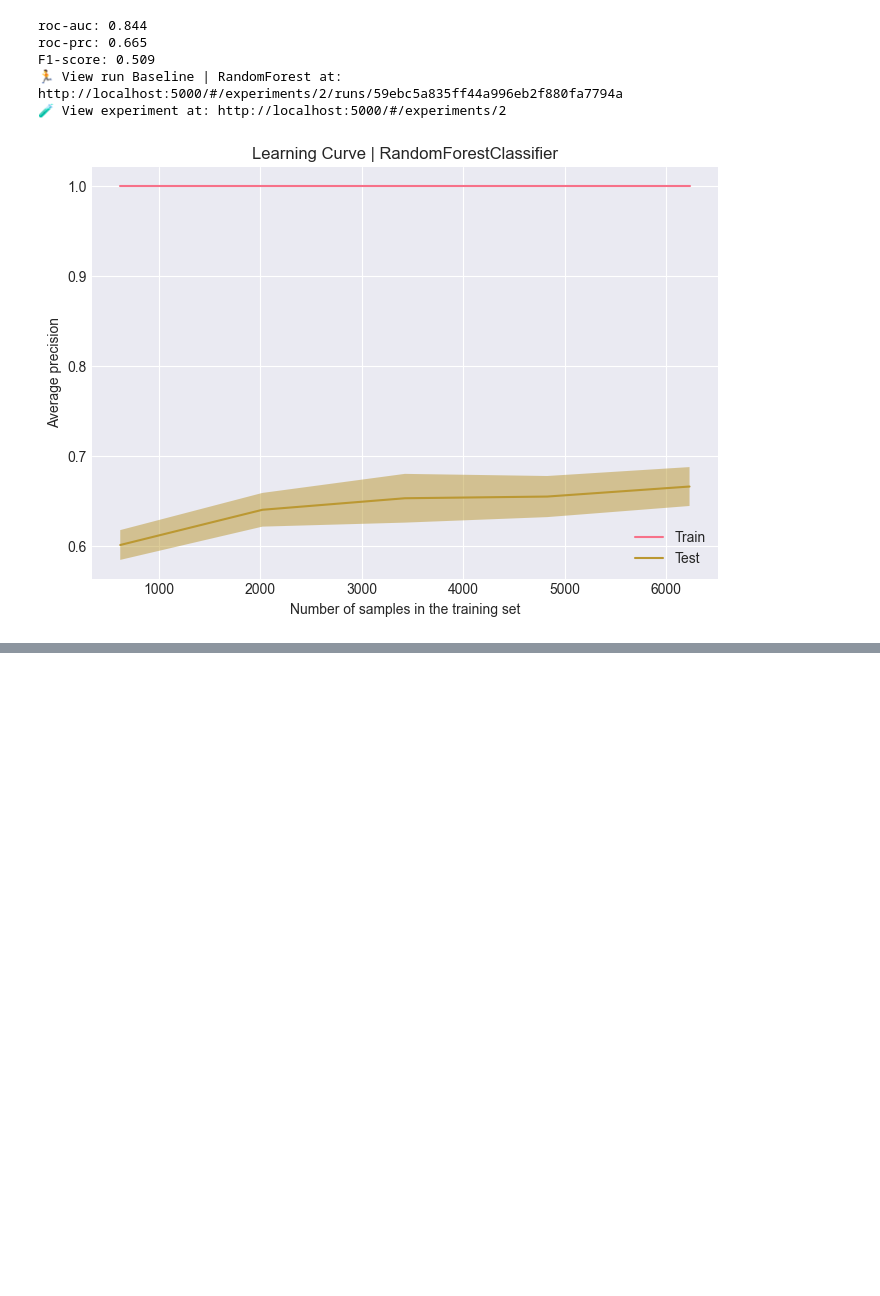
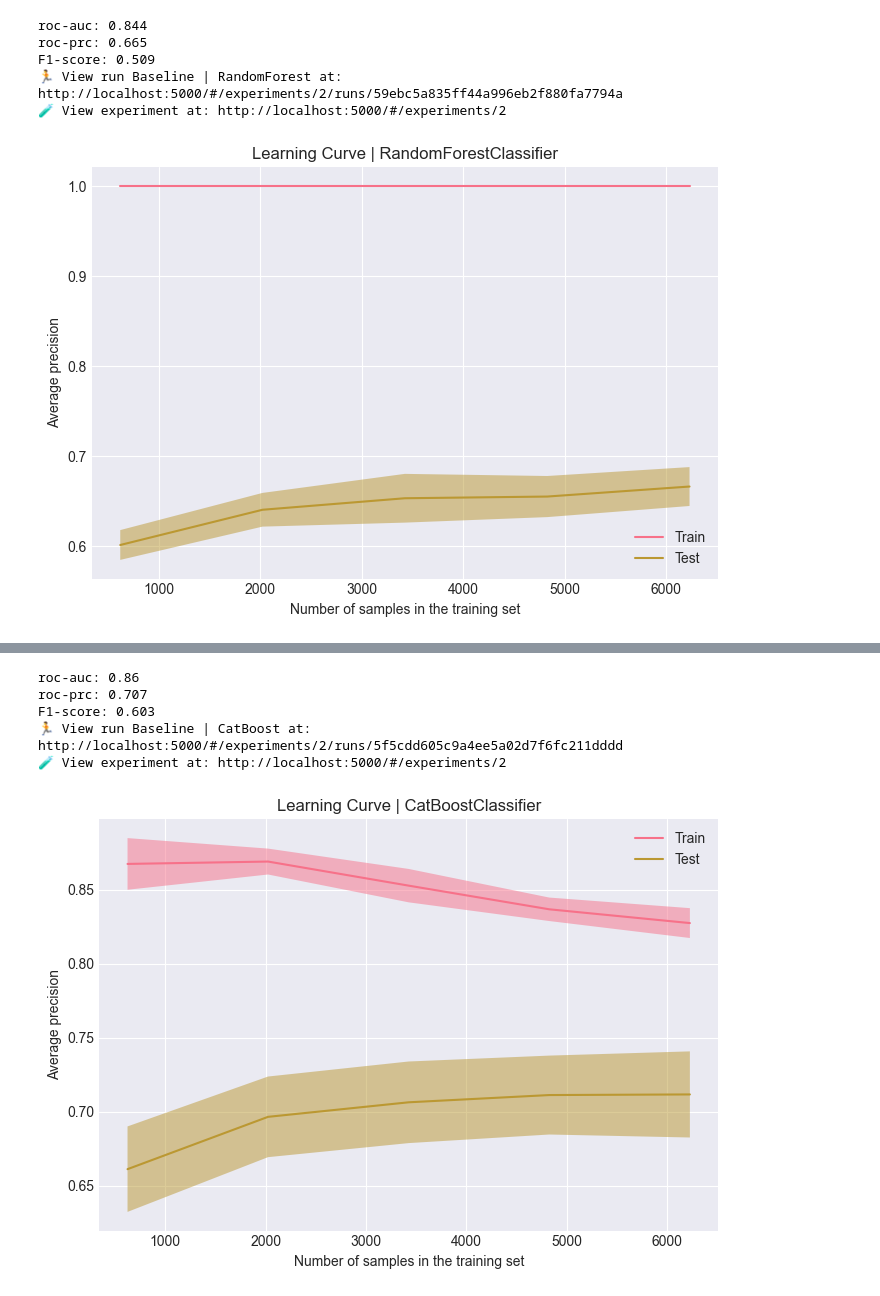
Before and after one commit to curiuwu/Machine-Learning-projects, a Jupyter notebook: customer_churn_prediction/customer_churn_prediction.ipynb, the cells around one changed output, grey strips where cells are left out. Cells and saved outputs as stored; diff of their text form; code cells hidden in the pictures; blank space fills up the shorter version.

```diff
--- a/customer_churn_prediction/customer_churn_prediction.ipynb
+++ b/customer_churn_prediction/customer_churn_prediction.ipynb
@@ -477,0 +623,71 @@ F1-score: 0.509
+# %%
+with mlflow.start_run(run_name="Baseline | CatBoost"):
+
+    cat_preprocessor = ColumnTransformer([
+        ('num', SimpleImputer(strategy='median'), num_cols),
+        ('cat', SimpleImputer(strategy='most_frequent'), cat_cols)
+    ], remainder='passthrough')
+
+
+    cat_feature_indices = list(range(len(num_cols), len(num_cols) + len(cat_cols)))
+
+    cat_pipe = Pipeline([
+        ('preprocessor', cat_preprocessor),
+        ('cat_boost', CatBoostClassifier(
+            cat_features=cat_feature_indices,
+            random_state=RANDOM_STATE,
+            verbose=0
+        ))
+    ])
+
+    l_start = time.time()
+    cat_pipe.fit(X_train, y_train)
+    l_end = time.time()
+
+    p_start = time.time()
+    y_pred = cat_pipe.predict(X_test)
+    y_pred_proba = cat_pipe.predict_proba(X_test)[:, 1]
+    p_end = time.time()
+
+    roc_auc = round(roc_auc_score(y_test, y_pred_proba),3)
+    roc_prc = round(average_precision_score(y_test, y_pred_proba), 3)
+    f1 = round(f1_score(y_test, y_pred),3)
+
+    fig, ax = plt.subplots(figsize=(7, 5))
+    LearningCurveDisplay.from_estimator(
+        estimator=cat_pipe,
+        X=X_train,
+        y=y_train,
+        cv=cv,
+        scoring='average_precision',
+        n_jobs=-1,
+        ax=ax
+    )
+
+    ax.set_title('Learning Curve | CatBoostClassifier')
+    fig.tight_layout()
+    fig.show()
+
+    try:
+        mlflow.log_figure(fig, "plots/learning_curve_cat.png")
+    except Exception as e:
+        print(f"Warning: Could not log figure to MLflow: {e}")
+        fig.savefig("plots/learning_curve_cat.png", dpi=100, bbox_inches='tight')
+
+    mlflow.log_params({
+        'model': 'CatBoostClassifier',
+        "class_weight": "balanced",
+    })
+
+    mlflow.log_metrics({
+        'learning_time': round(l_end - l_start, 3),
+        'prediction_time': round(p_end - p_start, 3),
+        'roc_auc': roc_auc,
+        'roc_prc': roc_prc,
+        'f1': f1
+    })
+
+    mlflow.sklearn.log_model(cat_pipe, artifact_path="model")
+
+    print(f'roc-auc: {roc_auc}\nroc-prc: {roc_prc}\nF1-score: {f1}')
+# %% [output]
@@ -477,0 +695,6 @@ F1-score: 0.509
+roc-auc: 0.86
+roc-prc: 0.707
+F1-score: 0.603
+🏃 View run Baseline | CatBoost at: http://localhost:5000/#/experiments/2/runs/5f5cdd605c9a4ee5a02d7f6fc211dddd
+🧪 View experiment at: http://localhost:5000/#/experiments/2
+[figure, added]
```
Also changed, not shown: parts of 36 cells of this notebook, 3 other files.
